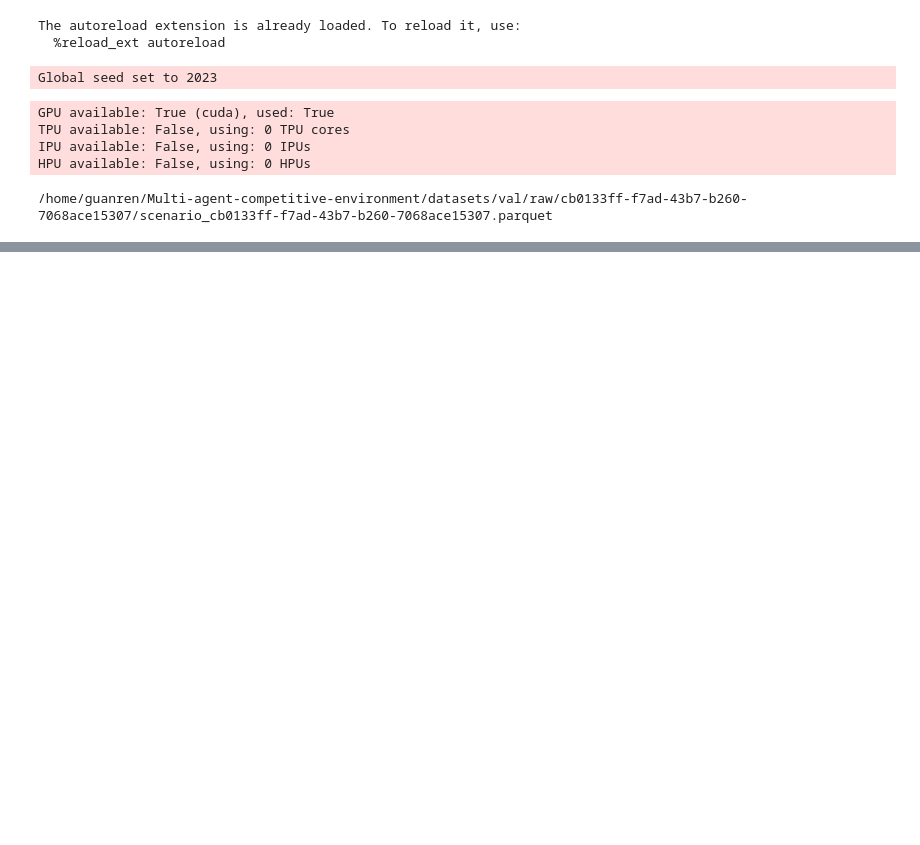
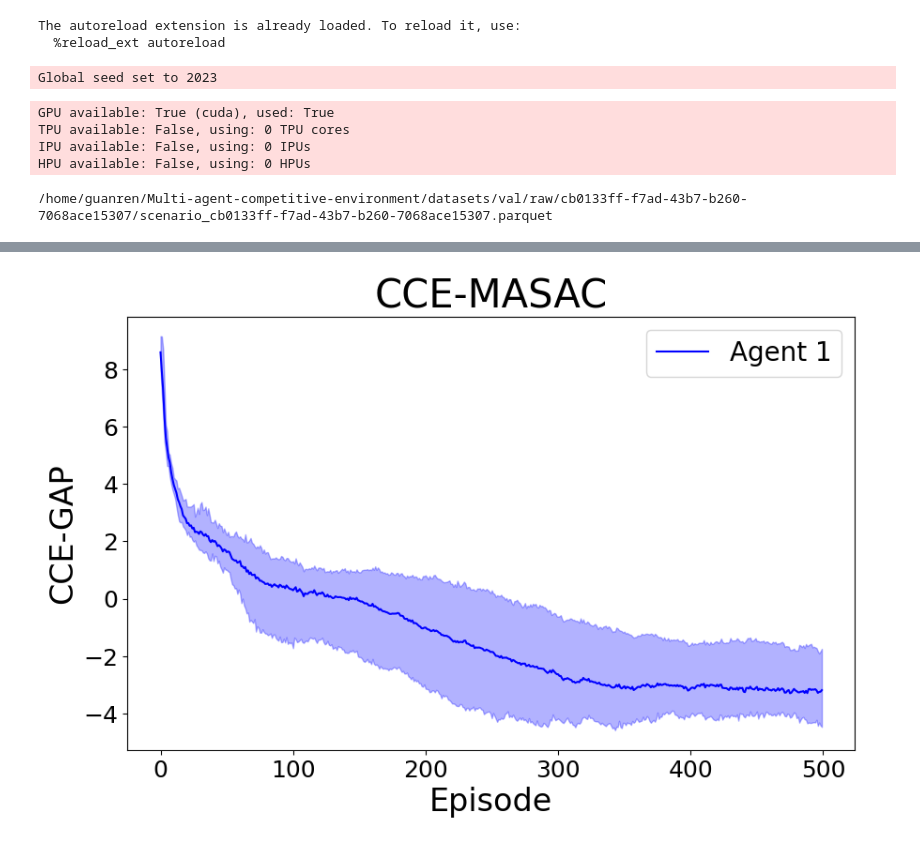
Before and after one commit to qiaoguanren/Multi-agent-competitive-environment, a Jupyter notebook: val_ppo.ipynb, the cells around one changed output, grey strips where cells are left out. Saved outputs shown, nothing was run; the diff lists cells and outputs as text; code cells hidden in the pictures; blank space fills up the shorter version.

Commit message:
adjust parameter

```diff
--- a/val_ppo.ipynb
+++ b/val_ppo.ipynb
@@ -249,0 +275,39 @@ plt.show()
+# %%
+import pandas as pd
+import matplotlib.pyplot as plt
+import numpy as np
+
+#file_paths = ['/home/guanren/Multi-agent-competitive-environment/figures/version_30/MASAC_episode500_epoch10_beta1e-1_seed1000_task2_agent-number4.csv', '/home/guanren/Multi-agent-competitive-environment/figures/version_31/MASAC_episode500_epoch10_beta1e-1_seed1234_task2_agent-number4.csv','/home/guanren/Multi-agent-competitive-environment/figures/version_32/MASAC_episode500_epoch10_beta1e-1_seed666_task2_agent-number4.csv']
+file_paths = ['/home/guanren/Multi-agent-competitive-environment/figures/version_30/MASAC_episode500_epoch10_beta1e-1_seed1000_task2_CCE-GAP.csv', '/home/guanren/Multi-agent-competitive-environment/figures/version_31/MASAC_episode500_epoch10_beta1e-1_seed1234_task2_CCE-GAP.csv','/home/guanren/Multi-agent-competitive-environment/figures/version_35/MASAC_episode500_epoch10_beta1e-1_seed666_task2_CCE-GAP.csv']
+colors = ['blue', 'green', 'red','purple']
+
+data1 = pd.read_csv(file_paths[0],header=None)
+data2 = pd.read_csv(file_paths[1],header=None)
+data3 = pd.read_csv(file_paths[2],header=None)
+
+data1 = 9 - data1
+data2 = 9 - data2
+data3 = 9 - data3
+df_combined = pd.concat([data1, data2, data3], axis=0)
+
+window_size = 10
+df_combined.rolling(window=window_size, min_periods=1).mean()
+
+plt.figure(figsize=(10, 6))
+
+mean_values = df_combined.mean(axis=0)
+max_values = df_combined.max(axis=0)
+min_values = df_combined.min(axis=0)
+
+plt.plot(mean_values, label=f'Agent 1', color=colors[0])
+plt.fill_between(range(len(mean_values)), min_values, max_values, color=colors[0], alpha=0.3)
+
+plt.title('CCE-MASAC', fontsize=30)
+plt.xlabel('Episode', fontsize=24)
+plt.ylabel('CCE-GAP', fontsize=24)
+plt.legend(fontsize=20)
+plt.tick_params(axis='both', which='major', labelsize=18)
+plt.savefig('cce-gap-4.png')
+plt.show()
+# %% [output]
+[figure, added]
```
Also changed, not shown: parts of 8 cells of this notebook, 25 other files.
